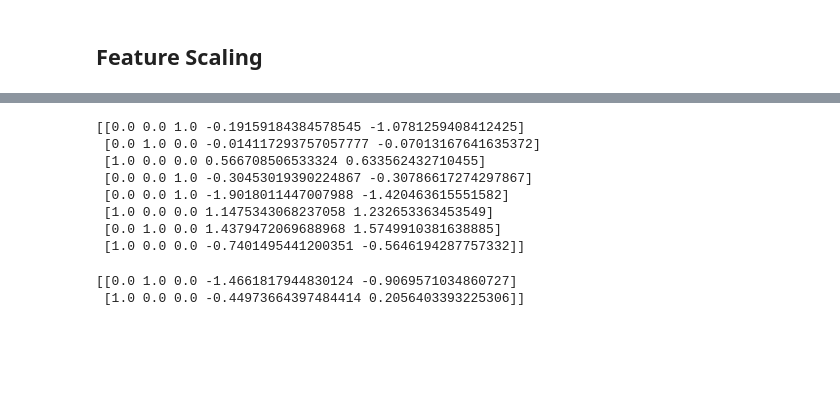
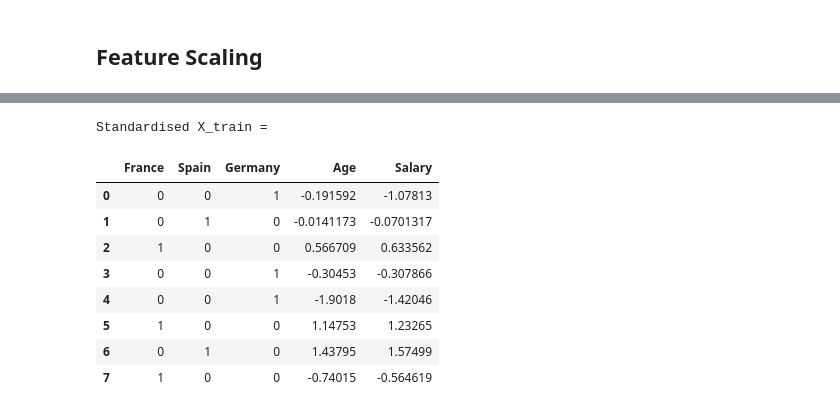
Before and after one commit to Daniel-ASG/Machine-Learning-A-Z-Hands-On-Python-R-In-Data-Science, a Jupyter notebook: data_preprocessing_tools.ipynb, the cells around one changed output, grey strips where cells are left out. Drawn from its saved outputs; the diff is of its cells as text; code cells hidden in the pictures; blank space fills up the shorter version.

```diff
--- a/data_preprocessing_tools.ipynb
+++ b/data_preprocessing_tools.ipynb
@@ -165,16 +181,14 @@ X_test[:, 3:] = sc.transform(X_test[:, 3:])
-# %%
-print(X_train)
-# %% [output]
-[[0.0 0.0 1.0 -0.19159184384578545 -1.0781259408412425]
- [0.0 1.0 0.0 -0.014117293757057777 -0.07013167641635372]
- [1.0 0.0 0.0 0.566708506533324 0.633562432710455]
- [0.0 0.0 1.0 -0.30453019390224867 -0.30786617274297867]
- [0.0 0.0 1.0 -1.9018011447007988 -1.420463615551582]
- [1.0 0.0 0.0 1.1475343068237058 1.232653363453549]
- [0.0 1.0 0.0 1.4379472069688968 1.5749910381638885]
- [1.0 0.0 0.0 -0.7401495441200351 -0.5646194287757332]]
-# %%
-print(X_test)
-# %% [output]
-[[0.0 1.0 0.0 -1.4661817944830124 -0.9069571034860727]
- [1.0 0.0 0.0 -0.44973664397484414 0.2056403393225306]]
+# %%
+print('Standardised X_train = ')
+pd.DataFrame(X_train, columns=['France', 'Spain', 'Germany', 'Age', 'Salary'])
+# %% [output]
+Standardised X_train =
+|  | France | Spain | Germany | Age | Salary |
+| 0 | 0 | 0 | 1 | -0.191592 | -1.07813 |
+| 1 | 0 | 1 | 0 | -0.0141173 | -0.0701317 |
+| 2 | 1 | 0 | 0 | 0.566709 | 0.633562 |
+| 3 | 0 | 0 | 1 | -0.30453 | -0.307866 |
+| 4 | 0 | 0 | 1 | -1.9018 | -1.42046 |
+| 5 | 1 | 0 | 0 | 1.14753 | 1.23265 |
+| 6 | 0 | 1 | 0 | 1.43795 | 1.57499 |
+| 7 | 1 | 0 | 0 | -0.74015 | -0.564619 |
```
Also changed, not shown: parts of 4 cells of this notebook.
